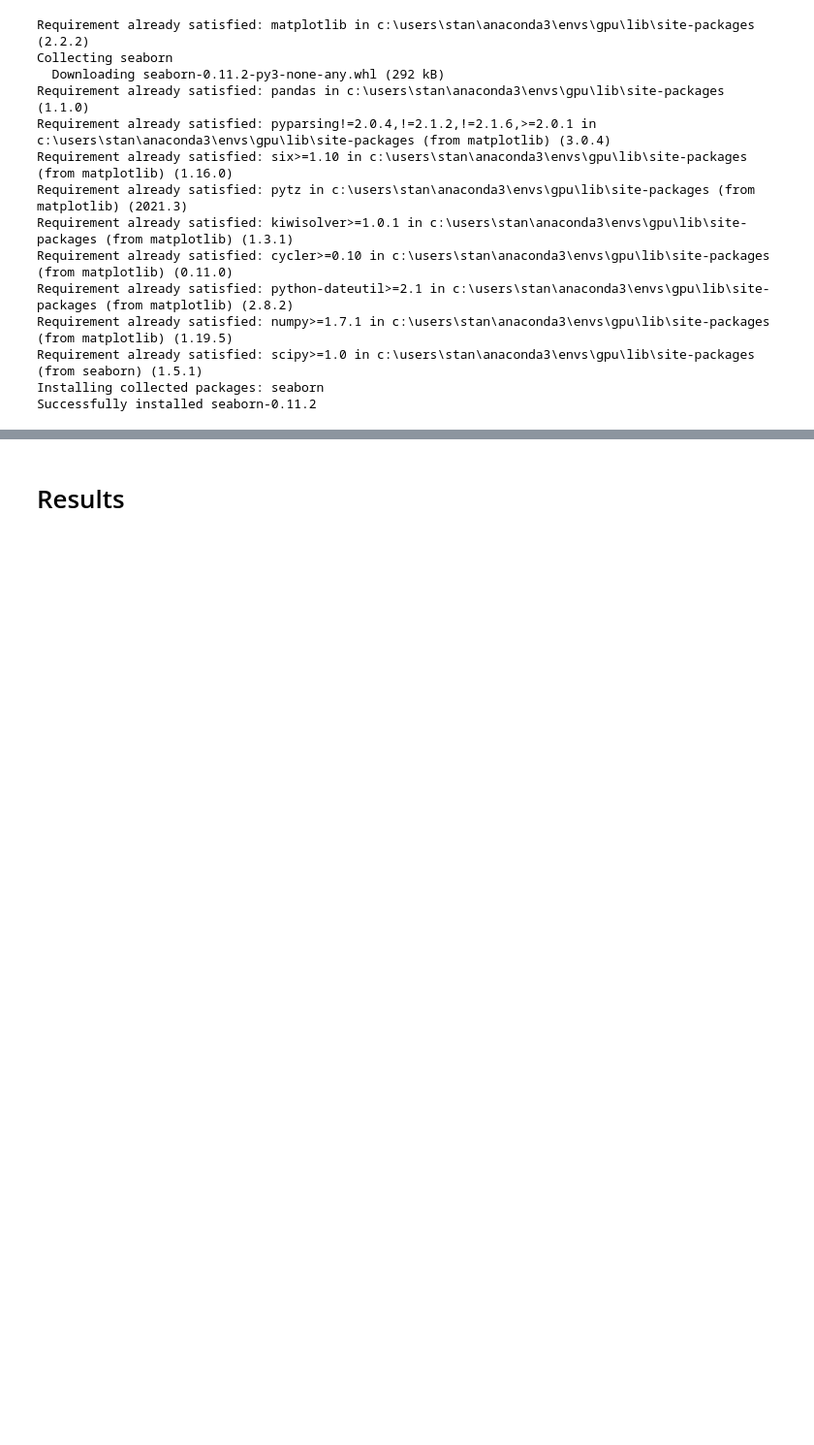
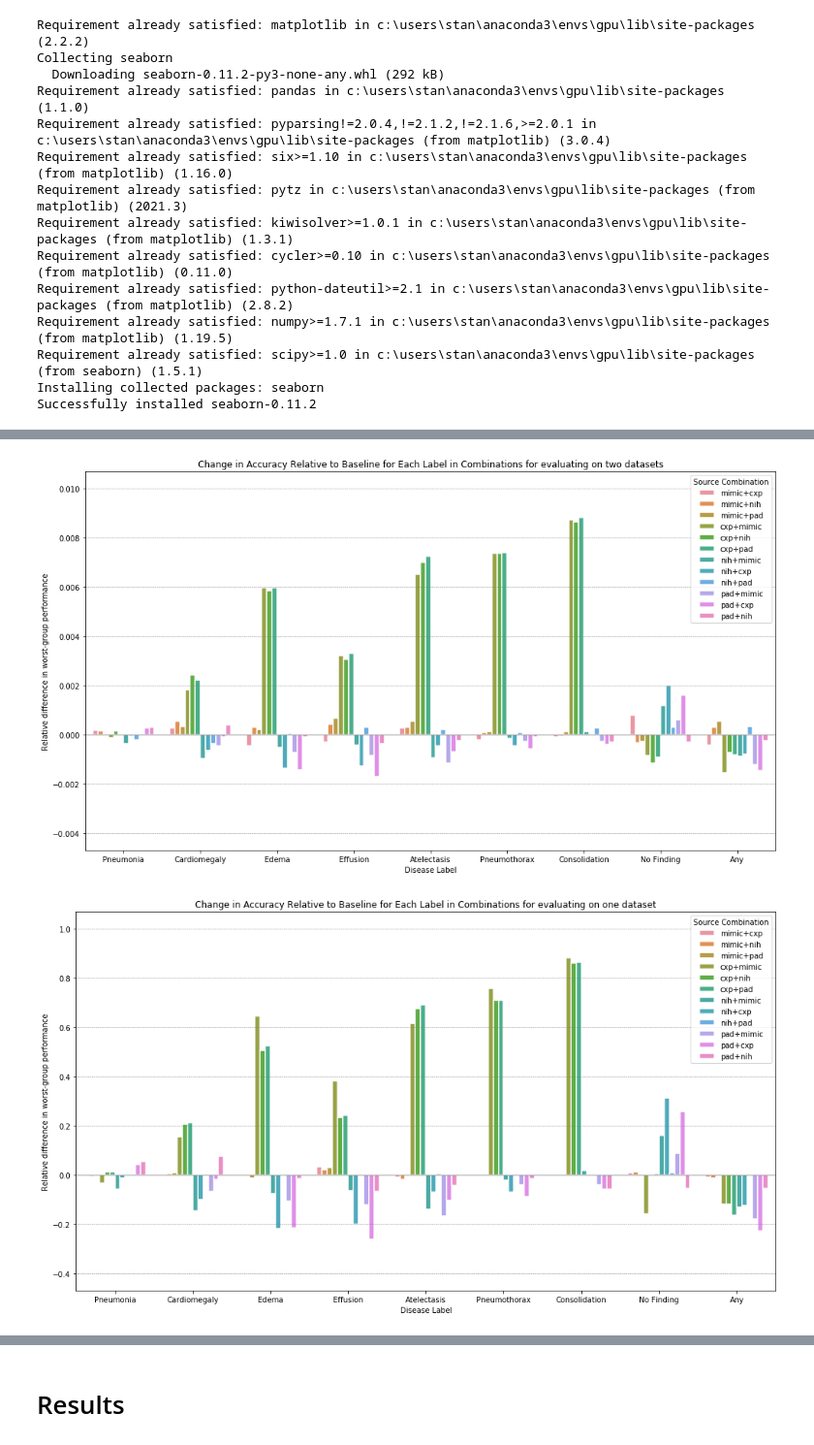
Before and after one commit to nstawski/dlh-final-project, a Jupyter notebook: Nina_Stawski_final_project_stats.ipynb, the cells around one changed output, grey strips where cells are left out. Shown at 97% size. Saved outputs shown, nothing was run; the diff lists cells and outputs as text; code cells hidden in the pictures; blank space fills up the shorter version.

Commit message:
Finished balanced dataset training

```diff
--- a/Nina_Stawski_final_project_stats.ipynb
+++ b/Nina_Stawski_final_project_stats.ipynb
@@ -2548,0 +2524,23 @@ print(combined_report_df.head())
+# %%
+two_dataset_eval_timestamp = "04-05-2024-23-34-18"
+one_dataset_eval_timestamp = "05-05-2024-16-23-37"
+
+two_dataset_accuracy_breakdown_path = f"stats/{two_dataset_eval_timestamp}_combined_accuracy_breakdown.csv"
+two_dataset_accuracy_totals_path = f"stats/{two_dataset_eval_timestamp}_combined_accuracy_totals.csv"
+
+one_dataset_accuracy_breakdown_path = f"stats/{one_dataset_eval_timestamp}_combined_accuracy_breakdown.csv"
+one_dataset_accuracy_totals_path = f"stats/{one_dataset_eval_timestamp}_combined_accuracy_totals.csv"
+
+# Loading the DataFrames
+two_dataset_combined_accuracy = pd.read_csv(two_dataset_accuracy_breakdown_path)
+two_dataset_combined_report = pd.read_csv(two_dataset_accuracy_totals_path)
+
+one_dataset_combined_accuracy = pd.read_csv(one_dataset_accuracy_breakdown_path)
+one_dataset_combined_report = pd.read_csv(one_dataset_accuracy_totals_path)
+
+
+print(two_dataset_combined_accuracy.head())
+print(two_dataset_combined_report.head())
+
+print(one_dataset_combined_accuracy.head())
+print(one_dataset_combined_report.head())
@@ -2622,0 +2627,4 @@ print(accuracy_changes_df)
+# %%
+two_datasets_accuracy_changes_df = get_accuracy_df(two_dataset_combined_report)
+
+one_datasets_accuracy_changes_df = get_accuracy_df(one_dataset_combined_report)
@@ -2654 +2679,7 @@ plt.show()
+# %%
+plot_breakdown_accuracy_changes(two_datasets_accuracy_changes_df, "evaluating on two datasets")
+plot_breakdown_accuracy_changes(one_datasets_accuracy_changes_df, "evaluating on one dataset")
+# %% [output]
+[figure, added]
+[figure, added]
 # %%
```
Also changed, not shown: parts of 33 cells of this notebook, 6 other files.
